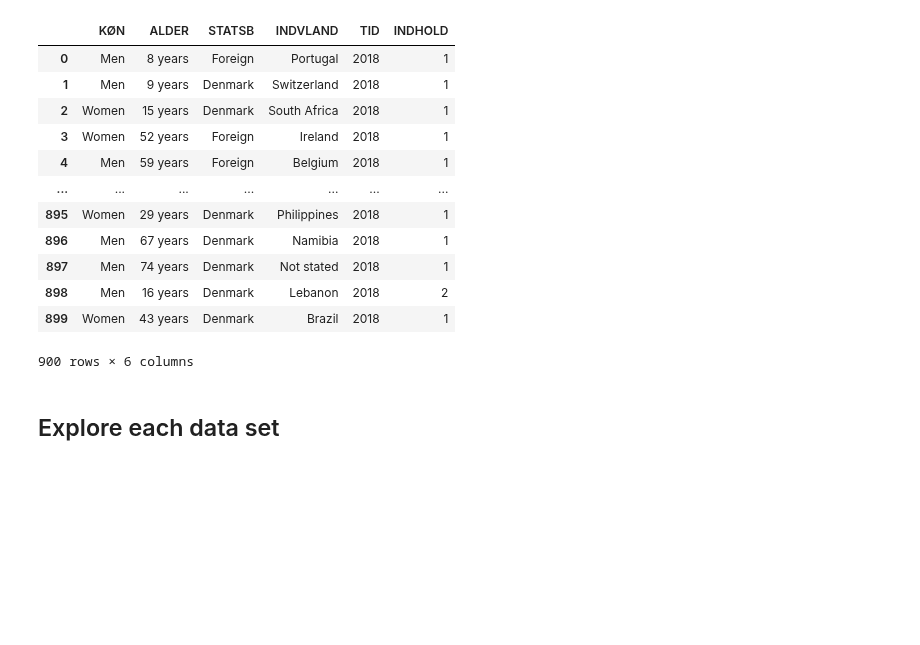
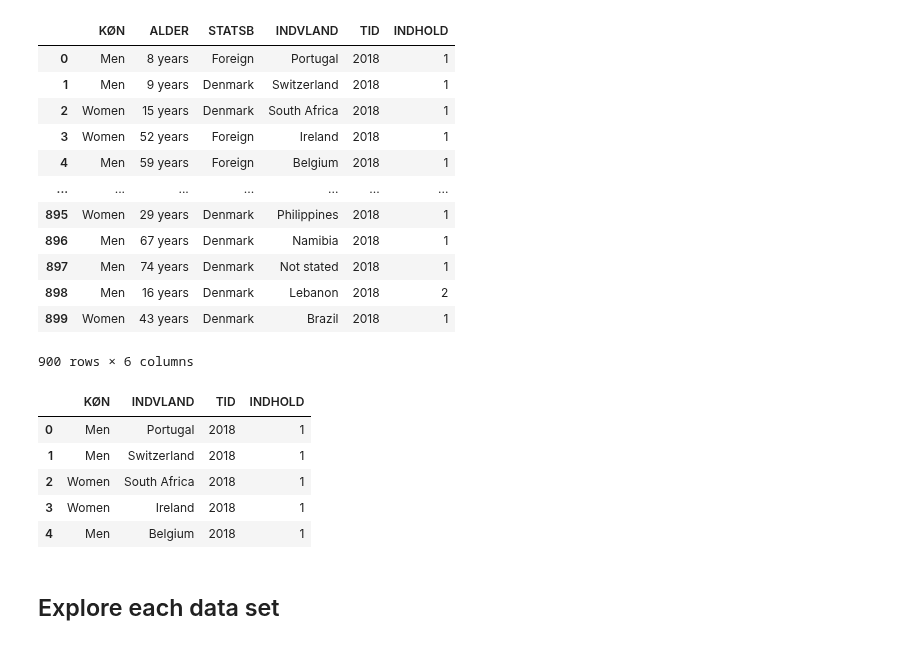
Before and after one commit to NumEconCopenhagen/projects-2024-malik-og-mads, a Jupyter notebook: dataproject/dataproject.ipynb, the cells around one changed output. Cells and saved outputs as stored; diff of their text form; code cells hidden in the pictures; blank space fills up the shorter version.

```diff
--- a/dataproject/dataproject.ipynb
+++ b/dataproject/dataproject.ipynb
@@ -265,6 +252,19 @@ indvan_api.head(900)
 | 898 | Men | 16 years | Denmark | Lebanon | 2018 | 2 |
 | 899 | Women | 43 years | Denmark | Brazil | 2018 | 1 |
 900 rows × 6 columns
+# %%
+# Ensure indvan_api is a DataFrame and drop the columns
+indvan_api_cleaned = indvan_api.drop(columns=['ALDER', 'STATSB'])
+
+# Now you can work with indvan_api_cleaned for your analysis
+indvan_api_cleaned.head()
+# %% [output]
+|  | KØN | INDVLAND | TID | INDHOLD |
+| 0 | Men | Portugal | 2018 | 1 |
+| 1 | Men | Switzerland | 2018 | 1 |
+| 2 | Women | South Africa | 2018 | 1 |
+| 3 | Women | Ireland | 2018 | 1 |
+| 4 | Men | Belgium | 2018 | 1 |
 # %% [markdown]
 ## Explore each data set
 # %% [markdown]
```
Also changed, not shown: parts of 1 cell of this notebook.
